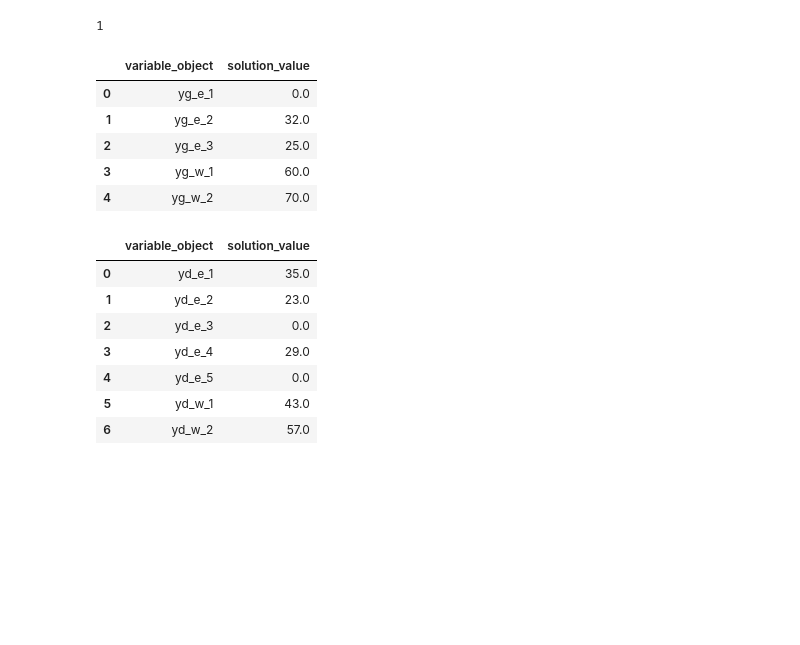
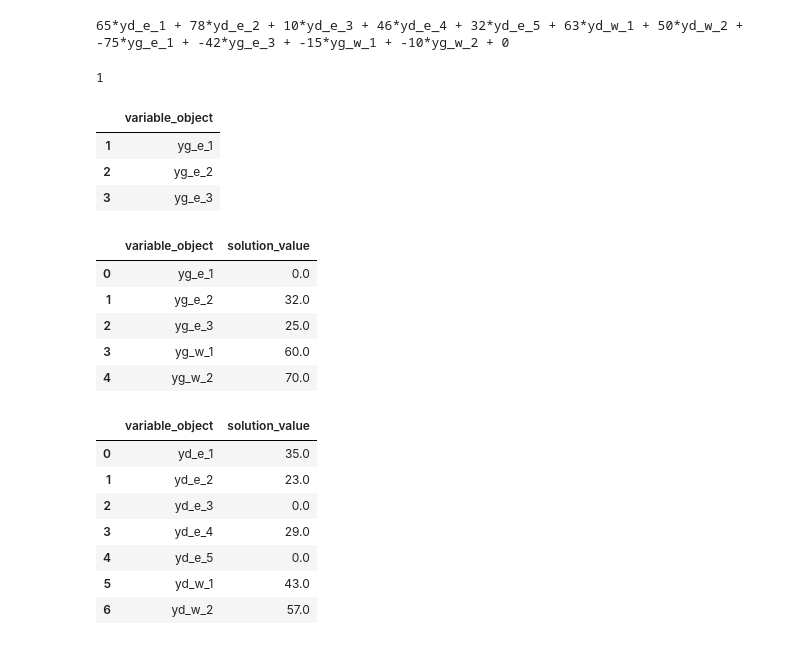
Before and after one commit to lucasblt/ren-elec-markets, a Jupyter notebook: exercise2/ex2_3.ipynb, the cells around one changed output. Saved outputs shown, nothing was run; the diff lists cells and outputs as text; code cells hidden in the pictures; blank space fills up the shorter version.

```diff
--- a/exercise2/ex2_3.ipynb
+++ b/exercise2/ex2_3.ipynb
@@ -74,6 +79,10 @@ opt_model += constraint_2, "balance between supply and demand east"
 # %%
 objective = plp.lpSum(yd_e[i]*cd_e[i] for i in set_nd_e) + plp.lpSum(yd_w[i]*cd_w[i] for i in set_nd_w) - (
             plp.lpSum(yg_e[i]*cg_e[i] for i in set_ng_e) + plp.lpSum(yg_w[i]*cg_w[i] for i in set_ng_w))
+# %%
+objective
+# %% [output]
+65*yd_e_1 + 78*yd_e_2 + 10*yd_e_3 + 46*yd_e_4 + 32*yd_e_5 + 63*yd_w_1 + 50*yd_w_2 + -75*yg_e_1 + -42*yg_e_3 + -15*yg_w_1 + -10*yg_w_2 + 0
 # %%
 opt_model.sense = plp.LpMaximize
 opt_model.setObjective(objective)
@@ -92,6 +101,13 @@ opt_d_e_df = pd.DataFrame.from_dict(yd_e, orient="index", columns = ["variable_o
 opt_d_w_df = pd.DataFrame.from_dict(yd_w, orient="index", columns = ["variable_object"])
 opt_d_df = pd.concat([opt_d_e_df, opt_d_w_df], ignore_index = True)
 opt_d_df["solution_value"] = opt_d_df["variable_object"].apply(lambda item: item.varValue)
+# %%
+opt_g_e_df
+# %% [output]
+|  | variable_object |
+| 1 | yg_e_1 |
+| 2 | yg_e_2 |
+| 3 | yg_e_3 |
 # %%
 opt_g_df
 # %% [output]
```
Also changed, not shown: parts of 4 cells of this notebook, 11 other files.
